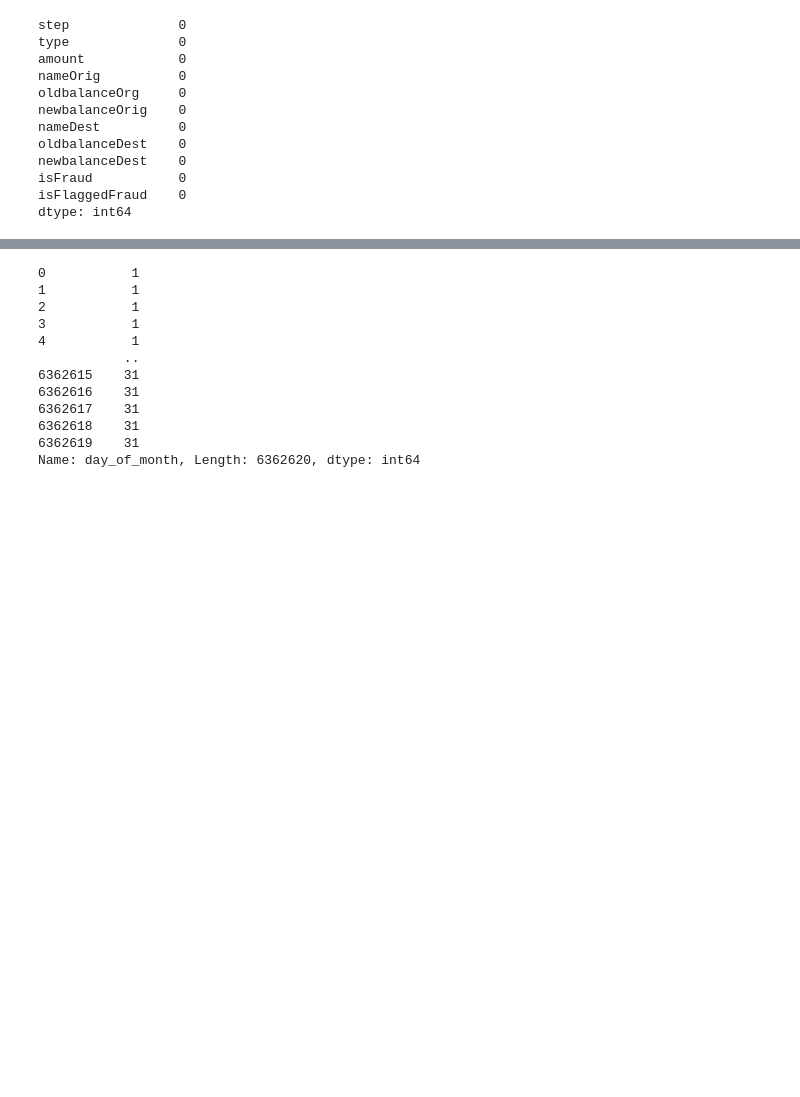
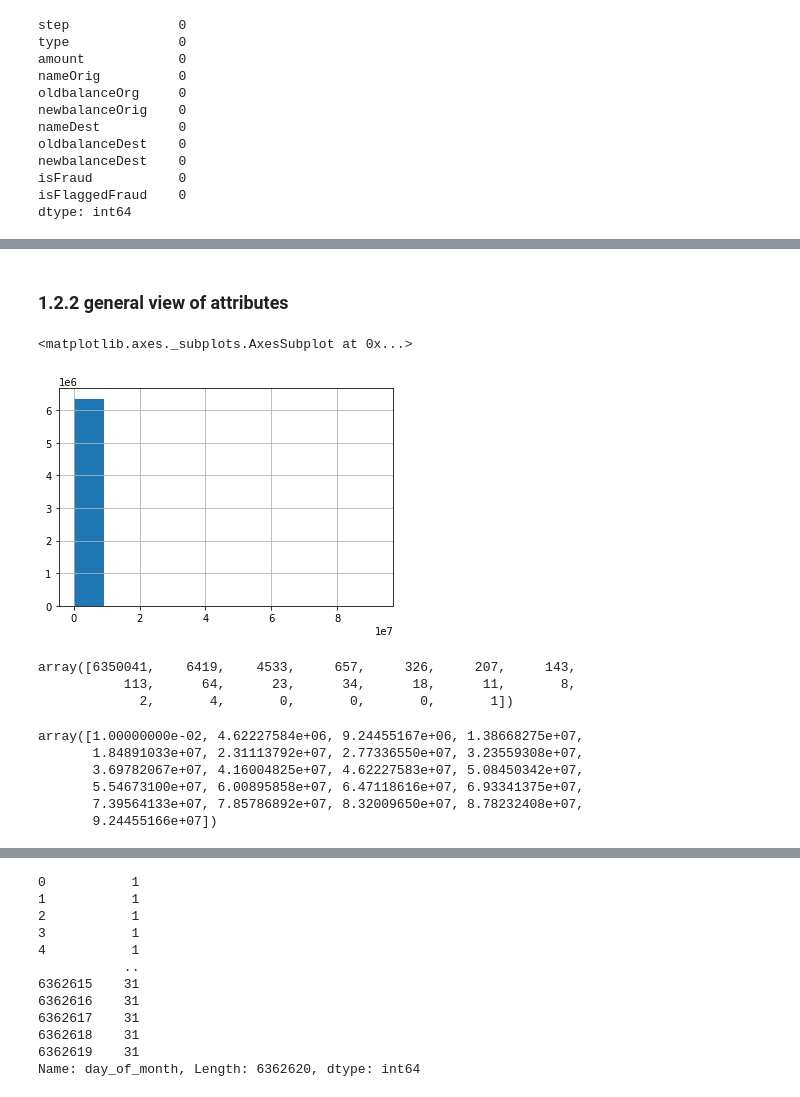
Before and after one commit to GustavoHBDuarte/fraud-detection, a Jupyter notebook: notebook_main.ipynb, the cells around one changed output, grey strips where cells are left out. Saved outputs shown, nothing was run; the diff lists cells and outputs as text; code cells hidden in the pictures; blank space fills up the shorter version.

```diff
--- a/notebook_main.ipynb
+++ b/notebook_main.ipynb
@@ -53,7 +75,7 @@ from math import floor
 # %%
 # Data load
 
-df = pd.read_csv("/home/gustavo/repos/fraud-detection/PS_20174392719_1491204439457_log.csv")
+df = pd.read_csv('/content/gdrive/Othercomputers/Meu modelo Laptop/Doutorado - v2020/Pós Ciência de Dados/TCC/TCC Fraud/PS_20174392719_1491204439457_log.csv')
 
 df.head()
 # %% [output]
@@ -110,0 +153,6 @@ dtype: int64
+# %%
+# Numerical and categorical attributes
+
+num_attrib = df.select_dtypes(include=['int64', 'float64']) # numerical attributes
+
+cat_attrib = df.select_dtypes(exclude=['int64', 'float64']) # categorical attributes
@@ -110,0 +182,11 @@ dtype: int64
+# %% [markdown]
+### 1.2.2 general view of attributes
+# %%
+# Numerical attribute view
+
+# Exploring 'amount'
+
+num_attrib.loc[num_attrib['amount']>0, 'amount'].hist() # histogram
+# %% [output]
+<matplotlib.axes._subplots.AxesSubplot at 0x...>
+[figure, added]
@@ -110,0 +200,15 @@ dtype: int64
+# %%
+counts
+# %% [output]
+array([6350041,    6419,    4533,     657,     326,     207,     143,
+           113,      64,      23,      34,      18,      11,       8,
+             2,       4,       0,       0,       0,       1])
+# %%
+bins
+# %% [output]
+array([1.00000000e-02, 4.62227584e+06, 9.24455167e+06, 1.38668275e+07,
+       1.84891033e+07, 2.31113792e+07, 2.77336550e+07, 3.23559308e+07,
+       3.69782067e+07, 4.16004825e+07, 4.62227583e+07, 5.08450342e+07,
+       5.54673100e+07, 6.00895858e+07, 6.47118616e+07, 6.93341375e+07,
+       7.39564133e+07, 7.85786892e+07, 8.32009650e+07, 8.78232408e+07,
+       9.24455166e+07])
```
Also changed, not shown: parts of 43 cells of this notebook.
